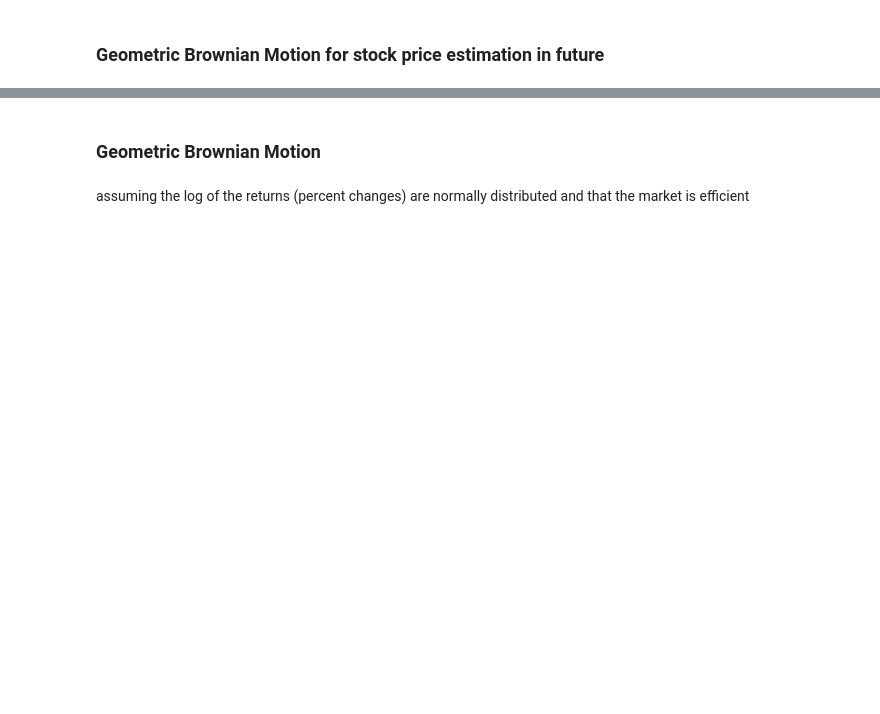
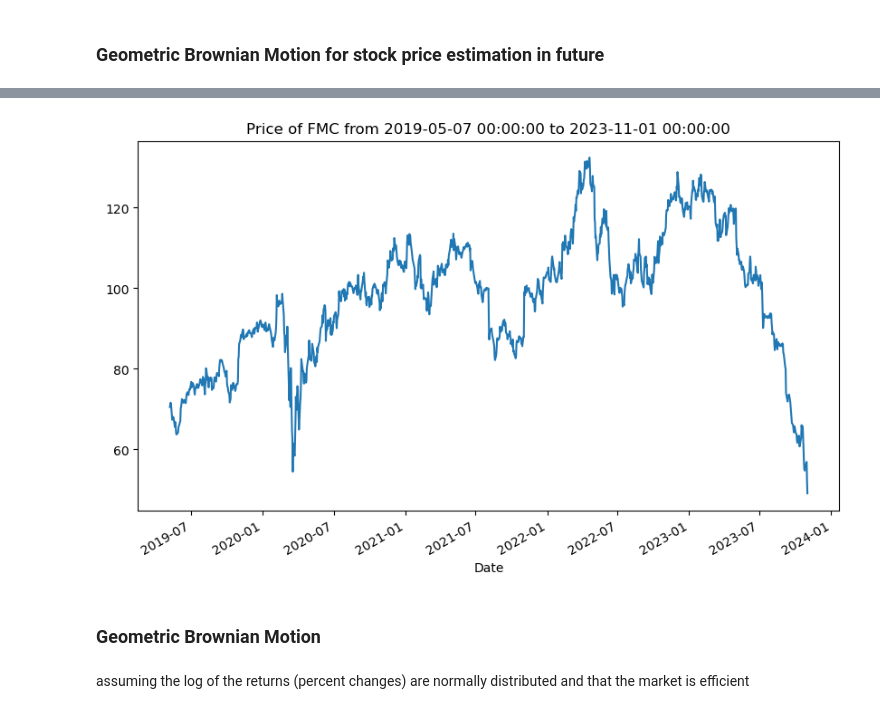
Before and after one commit to IvanVassi/usefull_analytic_tools, a Jupyter notebook: MC_sim.ipynb, the cells around one changed output, grey strips where cells are left out. Cells and saved outputs as stored; diff of their text form; code cells hidden in the pictures; blank space fills up the shorter version.

```diff
--- a/MC_sim.ipynb
+++ b/MC_sim.ipynb
@@ -24,0 +27,3 @@ df['Adj Close'].plot(figsize=(10, 6), title = "Price of {} from {} to {}".format
+# %%
+df_date_range['Adj Close'].plot(figsize=(10, 6), title = "Price of {} from {} to {}".format(ticker, df_date_range.index.min(), df_date_range.index.max()))
+# %% [output]
@@ -25,3 +31,4 @@ df['Adj Close'].plot(figsize=(10, 6), title = "Price of {} from {} to {}".format
+[figure, added]
 # %% [markdown]
 ### Geometric Brownian Motion
 # %% [markdown]
```
Also changed, not shown: parts of 5 cells of this notebook.
